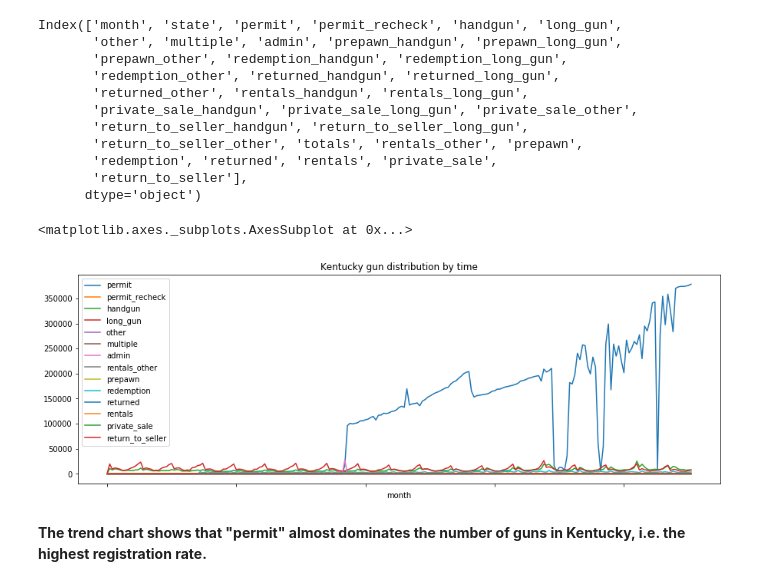
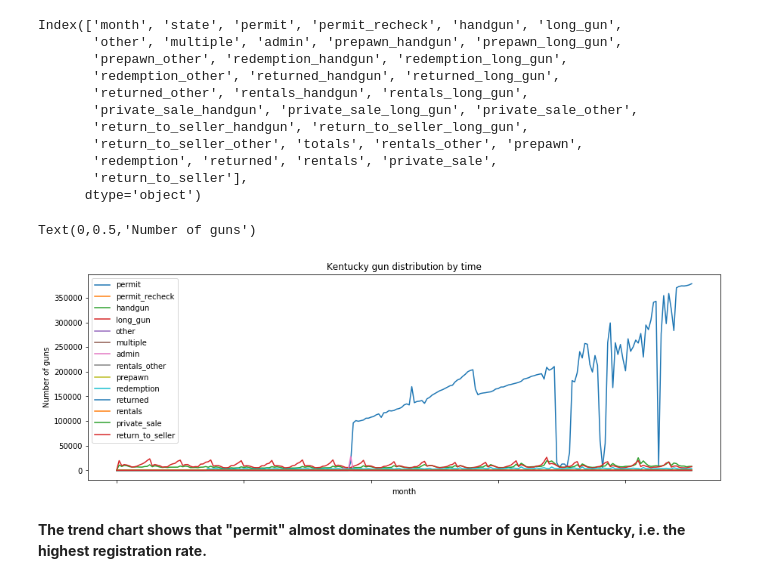
Before and after one commit to xchwan/FBI_Gun_Data_Analysis, a Jupyter notebook: Data_Analysis_Project_gun_data.ipynb, the cells around one changed output. Cells and saved outputs as stored; diff of their text form; code cells hidden in the pictures.

```diff
--- a/Data_Analysis_Project_gun_data.ipynb
+++ b/Data_Analysis_Project_gun_data.ipynb
@@ -158,17 +160,18 @@ Index(['month', 'state', 'permit', 'permit_recheck', 'handgun', 'long_gun',
 # %%
 #dorp unnecessary columns.
 drop_columns = ['prepawn_handgun', 'prepawn_long_gun', 'prepawn_other', 'redemption_handgun',
                 'redemption_long_gun','redemption_other', 'returned_handgun', 'returned_long_gun',
                 'returned_other', 'rentals_handgun', 'rentals_long_gun','private_sale_handgun',
                 'private_sale_long_gun', 'private_sale_other','return_to_seller_handgun',
                 'return_to_seller_long_gun','return_to_seller_other','totals']
 gun_data_drop = gun_data_summerize.drop(drop_columns, axis=1)
 gun_data_drop_by_month = gun_data_drop.sort_values(by='month')
 figure_3_title = 'Kentucky gun distribution by time'
-gun_data_drop_by_month.loc[gun_data['state'] == 'Kentucky'].plot(kind='line', x='month', figsize=(15,5), title=figure_3_title)
+ax = gun_data_drop_by_month.loc[gun_data['state'] == 'Kentucky'].plot(kind='line', x='month', figsize=(15,5), title=figure_3_title)
+ax.set_ylabel('Number of guns')
 # %% [output]
-<matplotlib.axes._subplots.AxesSubplot at 0x...>
+Text(0,0.5,'Number of guns')
-[figure, old version]
+[figure, new version]
 # %% [markdown]
 **The trend chart shows that "permit" almost dominates the number of guns in Kentucky, i.e. the highest registration rate.**
 # %% [markdown]
```
Also changed, not shown: parts of 13 cells of this notebook.
